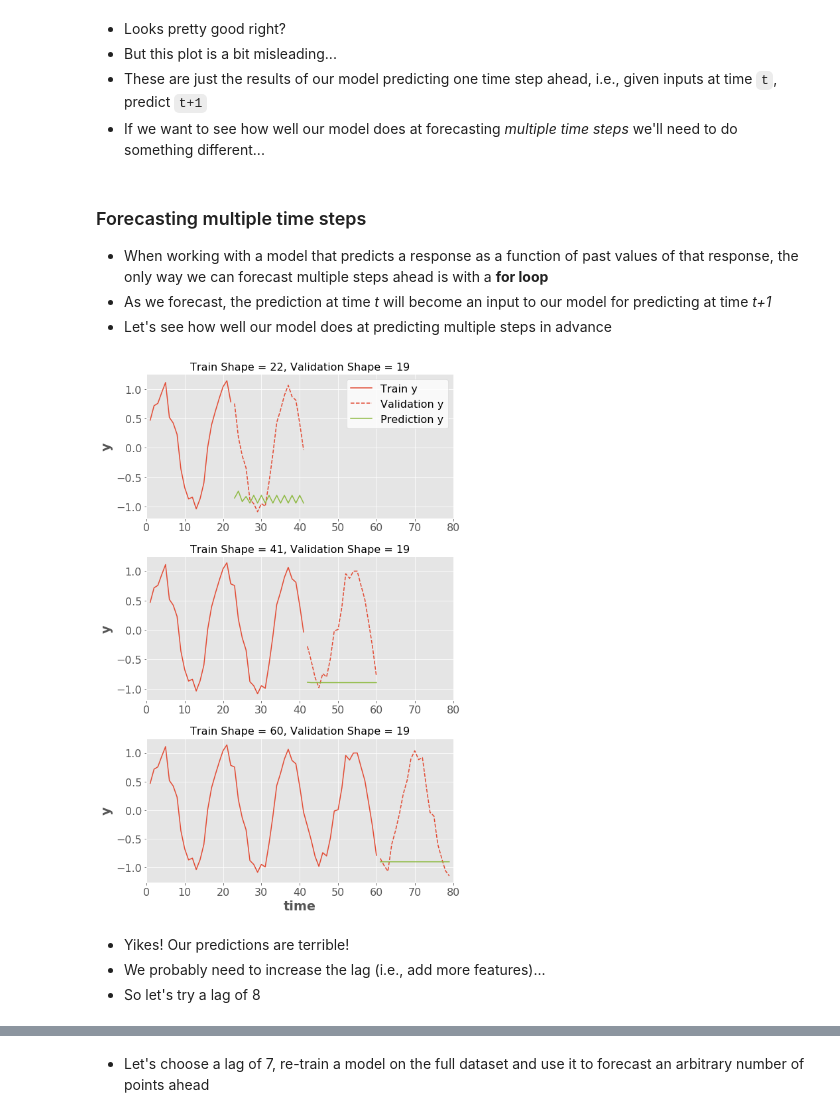
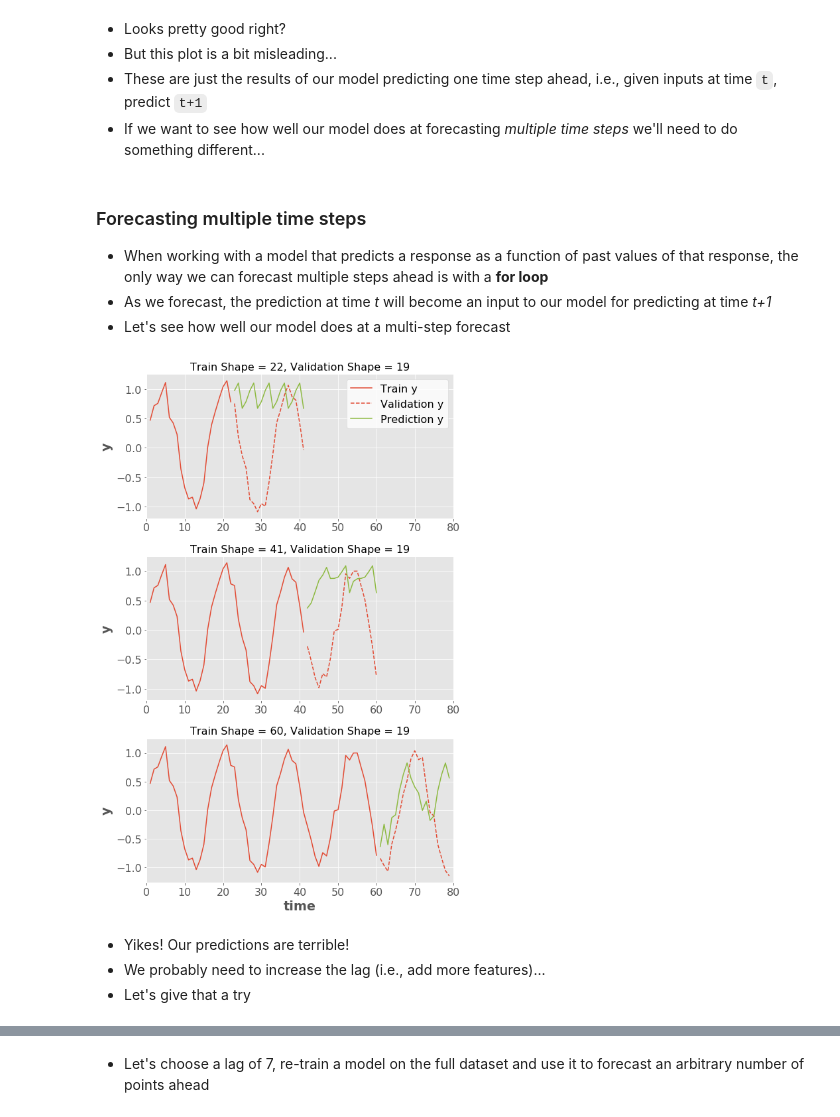
Before and after one commit to TomasBeuzen/machine-learning-tutorials, a Jupyter notebook: ml-timeseries/notebooks/supervised_time_series_intro.ipynb, the cells around one changed output, grey strips where cells are left out. Cells and saved outputs as stored; diff of their text form; code cells hidden in the pictures.

```diff
--- a/ml-timeseries/notebooks/supervised_time_series_intro.ipynb
+++ b/ml-timeseries/notebooks/supervised_time_series_intro.ipynb
@@ -234,0 +236,18 @@ ax.set_xlabel('time');
+# %%
+train_split = 0.7
+valid_split = 0.5
+fig, ax = plt.subplots(1, 1, figsize=(8, 5))
+split_1 = int(train_split * len(df))
+split_2 = int(valid_split * split_1)
+df_train_valid, df_test = df.iloc[:split_1], df.iloc[split_1:]
+df_train, df_valid = df_train_valid[:split_2], df_train_valid[split_2:]
+ax.plot(df_train['y'], label = 'Training')
+ax.plot(df_valid['y'], label = 'Validation')
+ax.plot(df_test['y'], label = 'Testing')
+ax.set_xlim(0, N)
+ax.set_title(f"Train Shape = {len(df_train)}, Validation Shape = {len(df_valid)}, Testing Shape = {len(df_test)}",
+                fontsize=16)
+ax.set_ylabel('y')
+ax.legend(loc=3, facecolor='w')
+ax.set_xlabel('time')
+fig.tight_layout()
@@ -247,7 +269,7 @@ for i, (train_index, test_index) in enumerate(tscv.split(df)):
     ax[i].plot(df_train['y'], label = 'Training')
     ax[i].plot(df_test['y'], label = 'Validation')
     ax[i].set_xlim(0, N)
-    ax[i].set_title(f"Train Shape = {len(train_index)}, Validation Shape = {len(test_index)}",
+    ax[i].set_title(f"Split {i+1}: Train Shape = {len(train_index)}, Validation Shape = {len(test_index)}",
                     fontsize=16)
     ax[i].set_ylabel('y')
 ax[0].legend(facecolor='w')
@@ -268,16 +290,16 @@ fig.tight_layout()
 - Our model is going to take in a lagged value(s) of the response and try to predict the value of the response at the current time
 - We can test its performance by passing a `TimeSeriesSplit()` object into `cross_validate`
 # %%
-lag = 1  # vary the number of lagged features in the model
-n_splits = 3  # vary the number of train/validation splits
+lag = 3  # you can vary the number of lagged features in the model
+n_splits = 3  # you can vary the number of train/validation splits
 response_col = ['y']
 df_lag = lag_df(df, lag, response_col).dropna()
 tscv = TimeSeriesSplit(n_splits=n_splits)  # define the splitter
 model = RandomForestRegressor()  # define the model
 
 cv = cross_validate(model,
-                    df_lag.drop(columns=response_col),
-                    df_lag[response_col[0]],
+                    X = df_lag.drop(columns=response_col),
+                    y = df_lag[response_col[0]],
                     cv=tscv,
                     return_train_score=True)
 
@@ -318,31 +340,41 @@ fig.tight_layout()
 
 - When working with a model that predicts a response as a function of past values of that response, the only way we can forecast multiple steps ahead is with a **for loop**
 - As we forecast, the prediction at time *t* will become an input to our model for predicting at time *t+1*
-- Let's see how well our model does at predicting multiple steps in advance
+- Let's see how well our model does at a multi-step forecast
 # %%
 lag = 1  # vary the number of lagged features in the model
 n_splits = 3  # vary the number of train/validation splits
 response_col = ['y']
 df = pd.DataFrame(y, columns=['y'])
 fig, ax = plt.subplots(n_splits, 1, figsize=(8,4*n_splits))
 df_lag = lag_df(df, lag, response_col).dropna()
 tscv = TimeSeriesSplit(n_splits=3)
+
 for i, (train_index, test_index) in enumerate(tscv.split(df_lag)):
     df_train, df_test = df_lag.iloc[train_index], df_lag.iloc[test_index]
     model = RandomForestRegressor().fit(df_train.drop(columns=response_col),
                                         df_train[response_col[0]])  # train model
-    # Prediction loop
-    input_data = df_lag.iloc[-1, :lag*df.shape[1]].to_numpy()  # starting data for first prediction
-    predictions = ts_predict(input_data, model, len(df_test))
+
+    # Prediction loop (in the future, I'll just use the custom function ts_predict())
+    input_data = df_train.iloc[-1, :lag*df.shape[1]].to_numpy()  # starting data for first prediction
+    predictions = []
+    n_features = input_data.size
+    for _ in range(len(df_test)):
+        predictions = np.append(predictions,
+                                model.predict(input_data.reshape(1, -1)))  # make prediction
+        input_data = np.append(predictions[-1:],
+                               input_data[:n_features-1])  # new input data
+    predictions = predictions.reshape((-1, 1))
 
     # Plot
     plot_ts(ax[i], df_train, df_test, predictions, xlim=df_lag.index[-1], response_cols=response_col)
+
 ax[0].legend(facecolor='w')
 ax[i].set_xlabel('time')
 fig.tight_layout()
 # %% [output]
-[figure, old version]
+[figure, new version]
 # %% [markdown]
 - Yikes! Our predictions are terrible!
 - We probably need to increase the lag (i.e., add more features)...
-- So let's try a lag of 8
+- Let's give that a try
```
Also changed, not shown: parts of 47 cells of this notebook.
